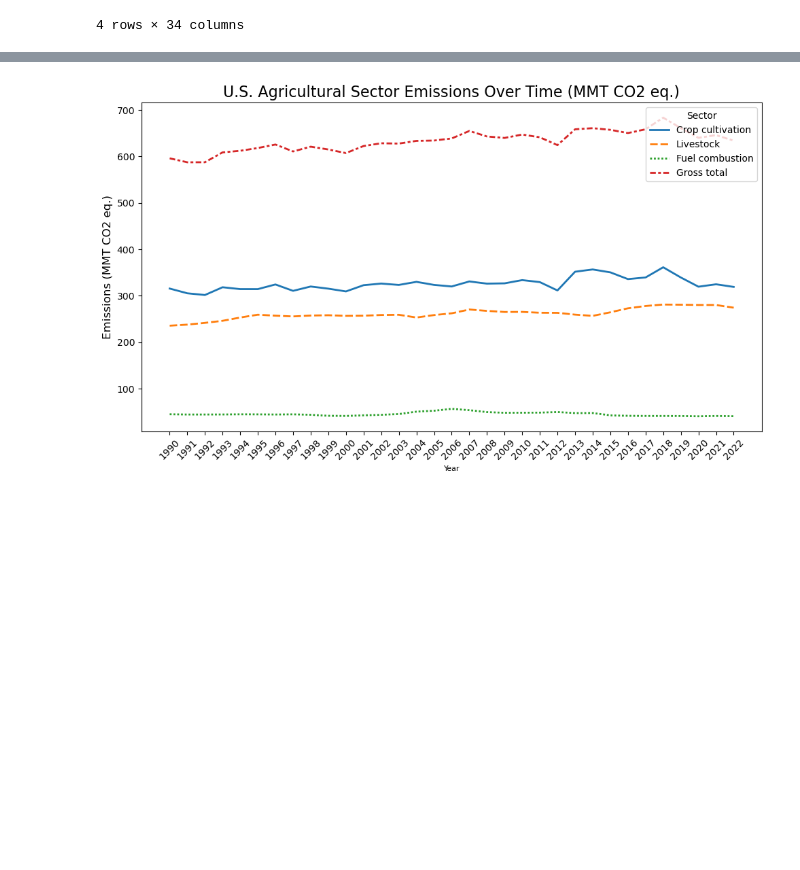
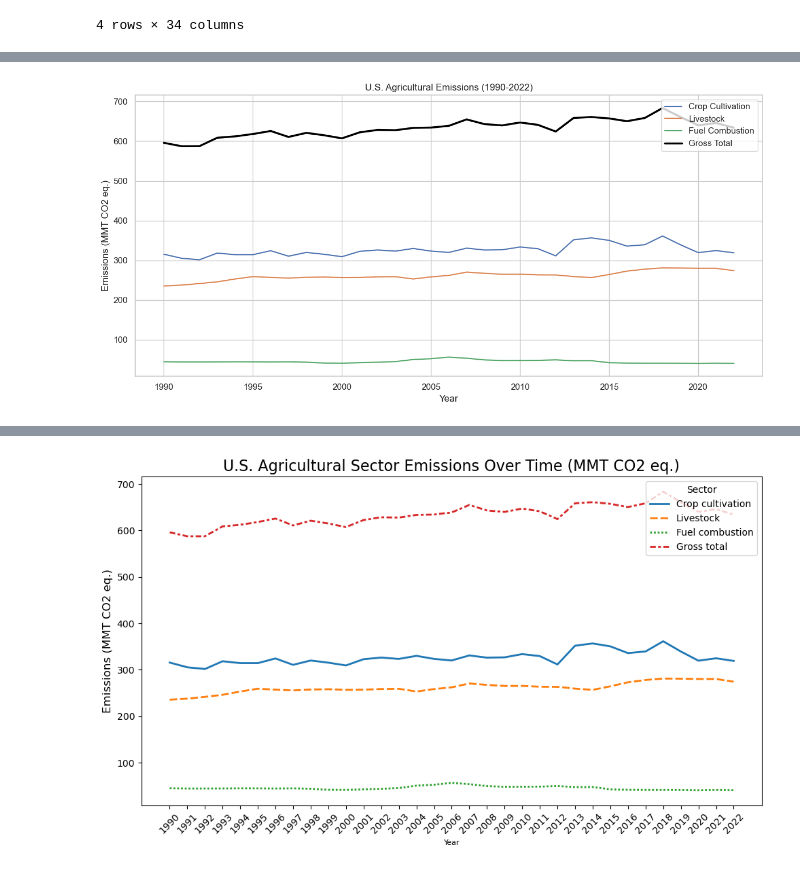
Before and after one commit to Anagha7Shinde/Capstone_Anagha, a Jupyter notebook: Notebook/Untitled2.ipynb, the cells around one changed output, grey strips where cells are left out. Saved outputs shown, nothing was run; the diff lists cells and outputs as text; code cells hidden in the pictures; blank space fills up the shorter version.

```diff
--- a/Notebook/Untitled2.ipynb
+++ b/Notebook/Untitled2.ipynb
@@ -99,0 +144,16 @@ new_data
+# %%
+sns.set(style="whitegrid")
+
+# Line Plot
+plt.figure(figsize=(12, 6))
+for column in Agriculture_data.columns[1:-1]:
+    plt.plot(Agriculture_data["Year"], Agriculture_data[column], label=column)
+plt.plot(Agriculture_data["Year"], Agriculture_data["Gross Total"], label="Gross Total", linewidth=2.5, color="black")
+plt.title("U.S. Agricultural Emissions (1990-2022)")
+plt.xlabel("Year")
+plt.ylabel("Emissions (MMT CO2 eq.)")
+plt.legend()
+plt.tight_layout()
+plt.show()
+# %% [output]
+[figure, added]
```
Also changed, not shown: parts of 12 cells of this notebook.
